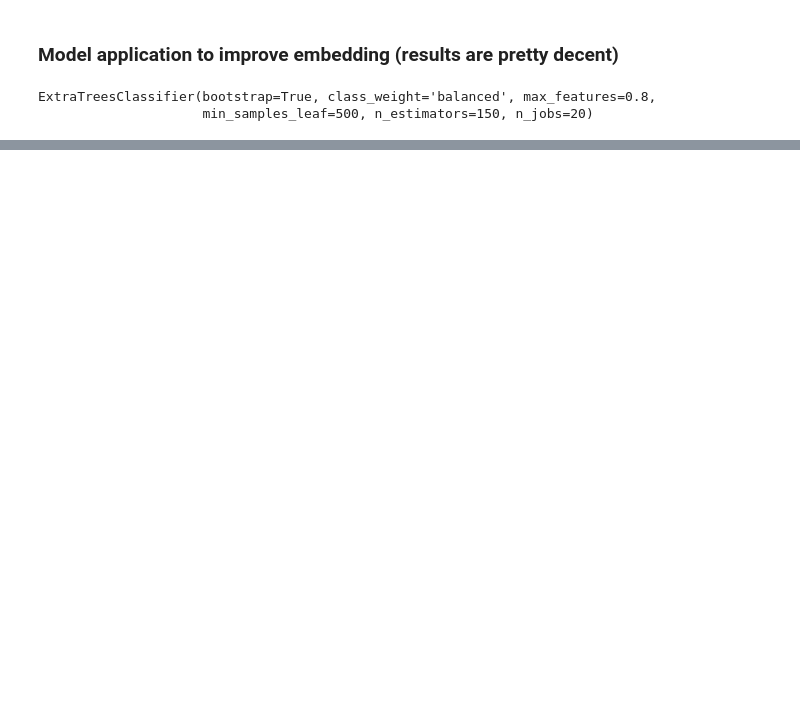
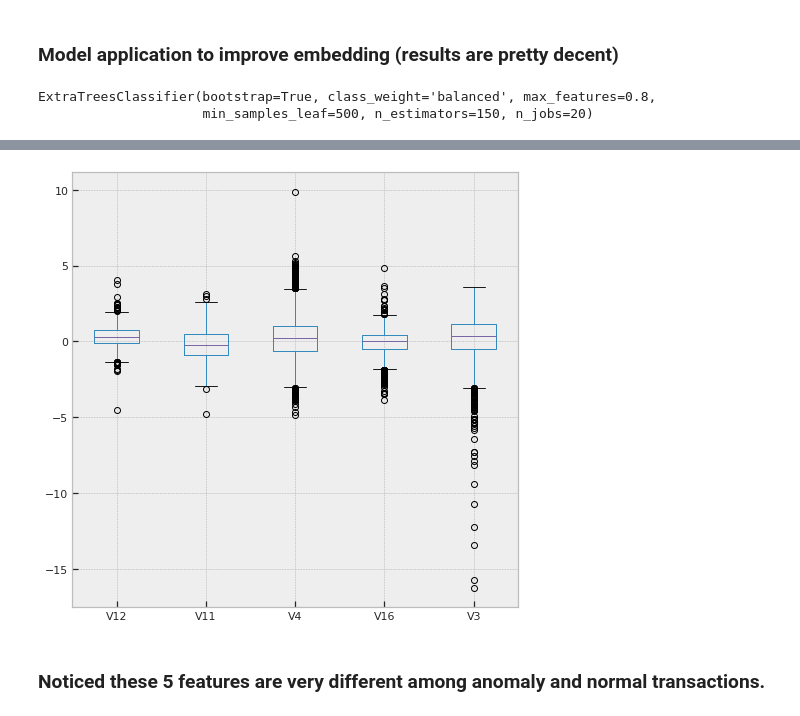
Before and after one commit to mzhou356/creditCardFraud, a Jupyter notebook: Feature_Visualization/notebooks/UMAP_visualization.ipynb, the cells around one changed output, grey strips where cells are left out. Drawn from its saved outputs; the diff is of its cells as text; code cells hidden in the pictures; blank space fills up the shorter version.

```diff
--- a/Feature_Visualization/notebooks/UMAP_visualization.ipynb
+++ b/Feature_Visualization/notebooks/UMAP_visualization.ipynb
@@ -150,0 +167,8 @@ importances.sort_values("importance",ascending=False).head(10)
+# %%
+plt.figure(figsize=(8,8))
+cluster_2.boxplot(column=["V12","V11","V4","V16","V3"])
+plt.show()
+# %% [output]
+[figure, added]
+# %% [markdown]
+### Noticed these 5 features are very different among anomaly and normal transactions.
```
Also changed, not shown: parts of 15 cells of this notebook.
